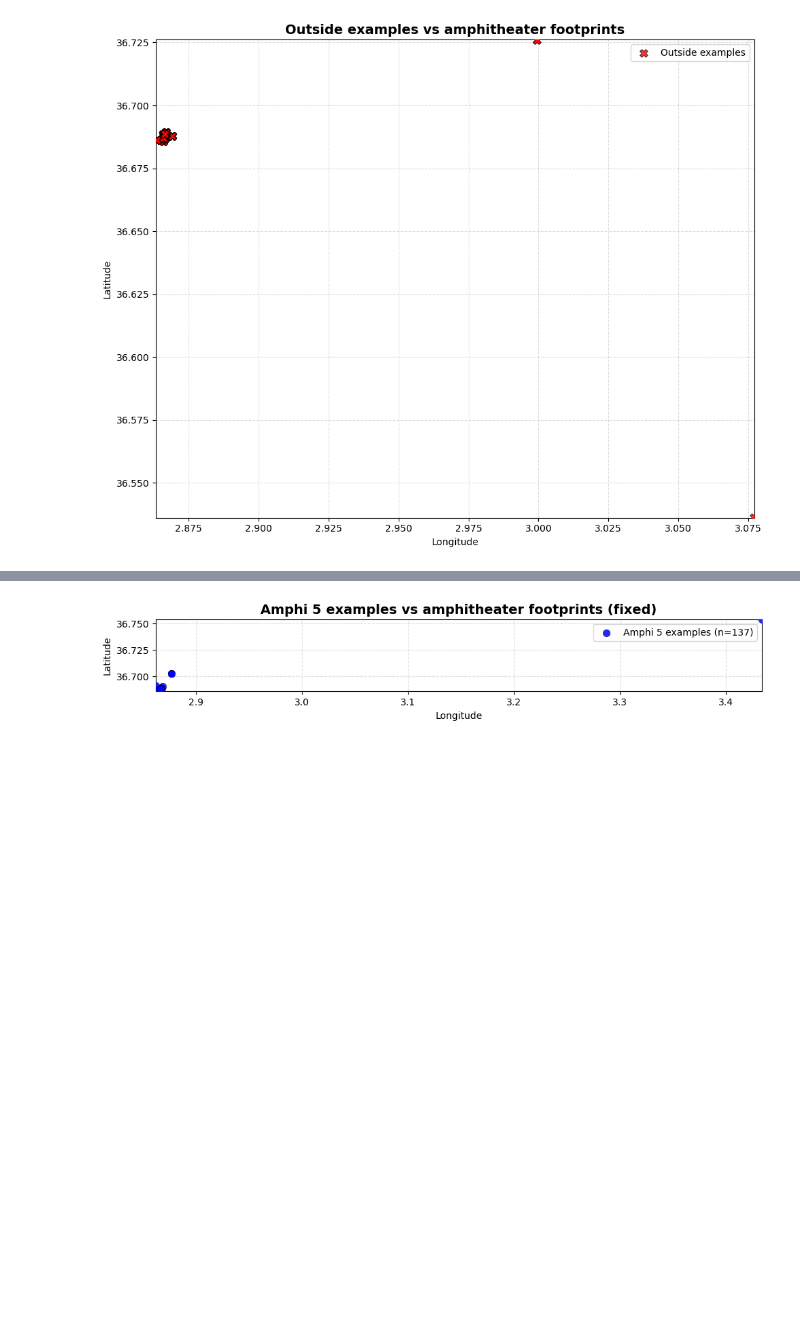
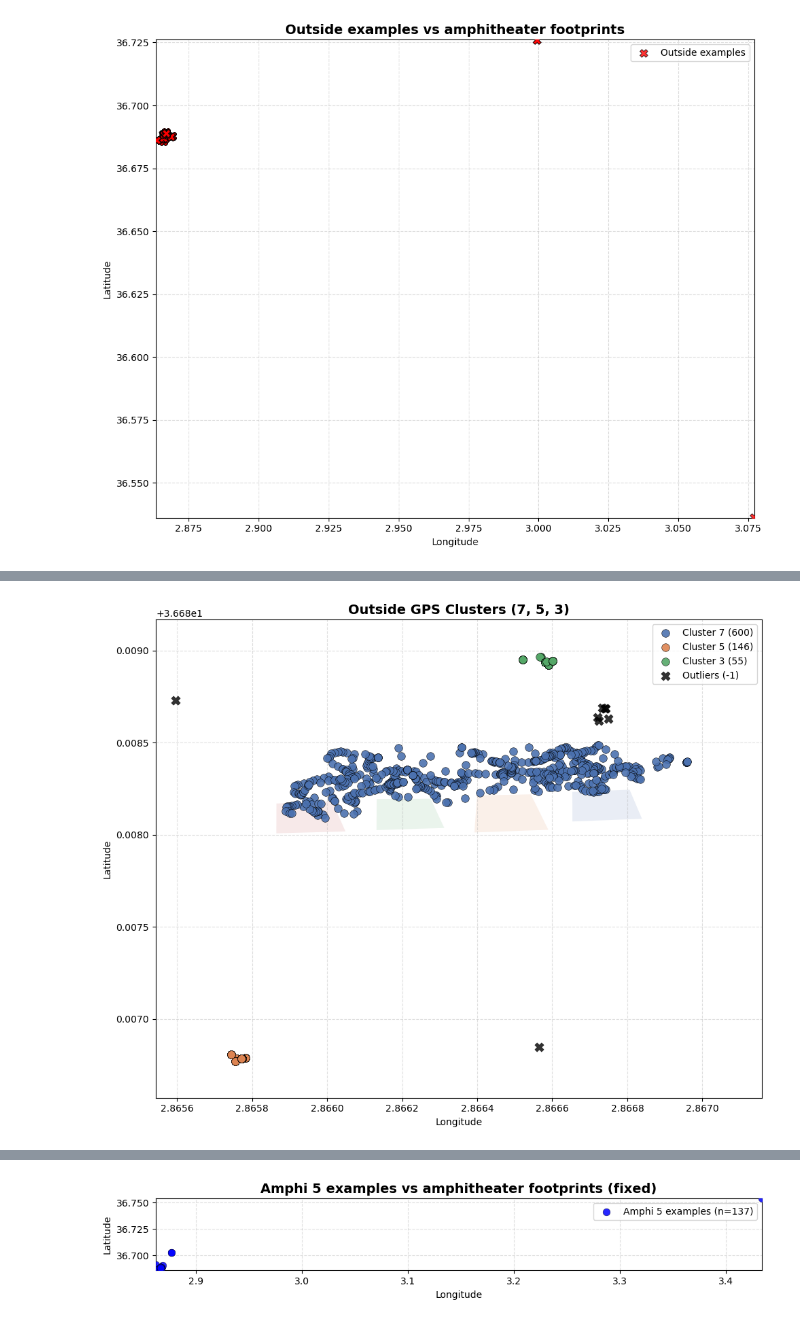
Before and after one commit to nasro-bay/ML_Amphitheatre_GPS_Localization, a Jupyter notebook: Local/Preprocessing/4-outlier_detection.ipynb, the cells around one changed output, grey strips where cells are left out. Saved outputs shown, nothing was run; the diff lists cells and outputs as text; code cells hidden in the pictures; blank space fills up the shorter version.

```diff
--- a/Local/Preprocessing/4-outlier_detection.ipynb
+++ b/Local/Preprocessing/4-outlier_detection.ipynb
@@ -517,3 +526,97 @@ cluster
  8       9
  13      9
 Name: count, dtype: int64
+# %%
+import numpy as np
+import matplotlib.pyplot as plt
+import seaborn as sns
+from matplotlib.patches import Polygon
+from matplotlib.collections import PatchCollection
+
+# ── Use existing clusters (NO DBSCAN) ─────────────────────────────
+X_outside = df_outside[['latitude_mean', 'longitude_mean']].values
+
+print(df_outside['cluster'].value_counts().sort_index())
+
+# ── Focus only on requested clusters ──────────────────────────────
+target_clusters = [7, 5, 3]
+
+df_plot = df_outside[df_outside['cluster'].isin(target_clusters)].copy()
+
+# ── Color mapping (fixed & meaningful) ────────────────────────────
+color_map = {
+    7: "#4C72B0",  # blue (dominant cluster)
+    5: "#DD8452",  # orange
+    3: "#55A868",  # green
+}
+
+# ── Plot setup ────────────────────────────────────────────────────
+fig, ax = plt.subplots(figsize=(10, 8))
+
+# Amphitheatre polygons
+patches = []
+colors = ['#4C72B0', '#DD8452', '#55A868', '#C44E52']
+
+for (_, corners), color in zip(amphi_corners.items(), colors):
+    xy = np.array([(lon, lat) for lat, lon in corners])
+    patches.append(Polygon(xy, closed=True))
+
+ax.add_collection(PatchCollection(patches, facecolors=colors, alpha=0.12, zorder=1))
+
+# ── Scatter clusters ──────────────────────────────────────────────
+for c in target_clusters:
+    subset = df_plot[df_plot['cluster'] == c]
+
+    sns.scatterplot(
+        data=subset,
+        x='longitude_mean',
+        y='latitude_mean',
+        color=color_map[c],
+        s=70,
+        alpha=0.9,
+        edgecolor='black',
+        linewidth=0.4,
+        ax=ax,
+        zorder=6,
+        label=f'Cluster {c} ({len(subset)})'
+    )
+
+# ── Outliers (optional) ───────────────────────────────────────────
+outliers = df_outside[df_outside['cluster'] == -1]
+
+if len(outliers) > 0:
+    sns.scatterplot(
+        data=outliers,
+        x='longitude_mean',
+        y='latitude_mean',
+        color='black',
+        marker='X',
+        s=90,
+        alpha=0.8,
+        edgecolor='black',
+        linewidth=0.5,
+        ax=ax,
+        zorder=7,
+        label='Outliers (-1)'
+    )
+
+# ── Bounds ────────────────────────────────────────────────────────
+poly_lats = [c[0] for corners in amphi_corners.values() for c in corners]
+poly_lons = [c[1] for corners in amphi_corners.values() for c in corners]
+
+all_lats = poly_lats + df_plot['latitude_mean'].tolist()
+all_lons = poly_lons + df_plot['longitude_mean'].tolist()
+
+ax.set_xlim(min(all_lons) - 0.0002, max(all_lons) + 0.0002)
+ax.set_ylim(min(all_lats) - 0.0002, max(all_lats) + 0.0002)
+
+# ── Final styling ──────────────────────────────────────────────────
+ax.set_title('Outside GPS Clusters (7, 5, 3)', fontsize=14, fontweight='bold')
+ax.set_xlabel('Longitude')
+ax.set_ylabel('Latitude')
+ax.grid(True, linestyle='--', alpha=0.4)
+ax.legend(loc='best', frameon=True)
+
+plt.tight_layout()
+plt.show()
+# %% [output]
@@ -519,0 +640 @@ Name: count, dtype: int64
+[figure, added]
```
Also changed, not shown: parts of 64 cells of this notebook, 5 other files.
